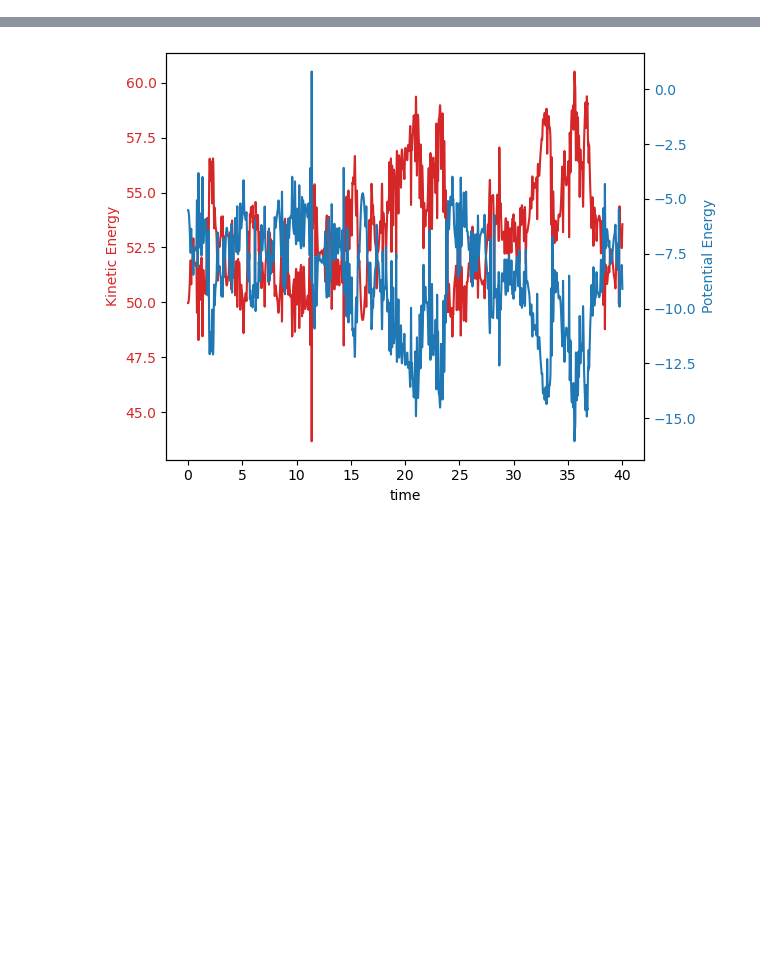
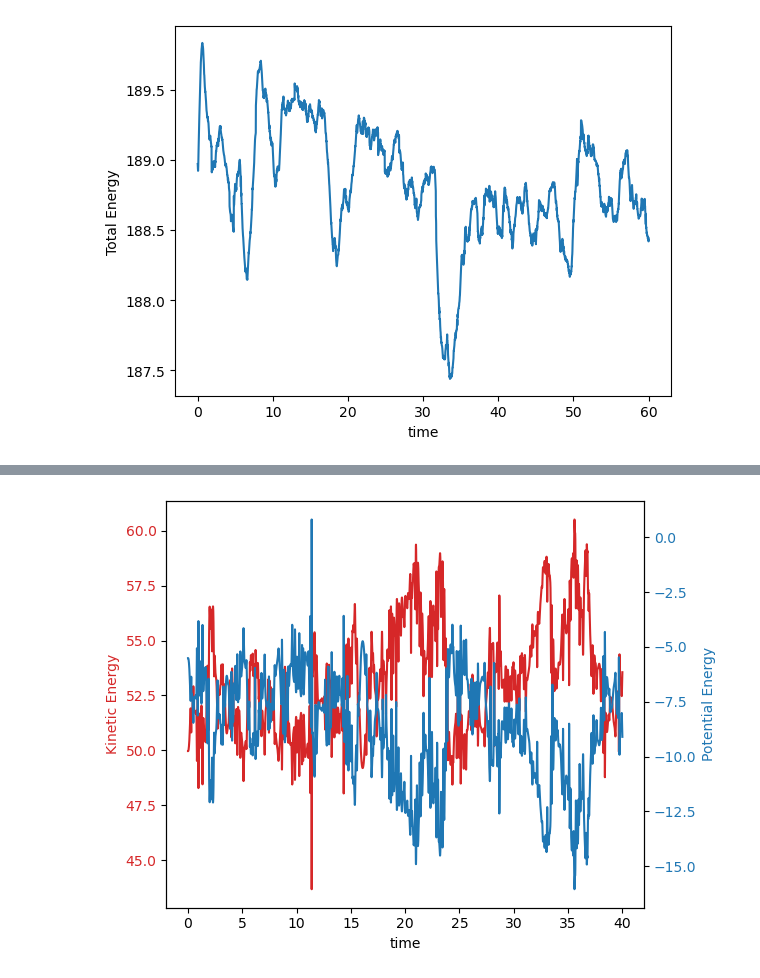
Before and after one commit to EdrickSG/Classical-Molecular-Dynamics, a Jupyter notebook: post-processing.ipynb, the cells around one changed output, grey strips where cells are left out. Saved outputs shown, nothing was run; the diff lists cells and outputs as text; code cells hidden in the pictures; blank space fills up the shorter version.

```diff
--- a/post-processing.ipynb
+++ b/post-processing.ipynb
@@ -5,0 +11,4 @@ from plotly.offline import init_notebook_mode, iplot, iplot_mpl
+# %%
+positions = np.load("Results/linkcell_test_pos_NoTherm.npy")
+kinetic = np.load("Results/linkcell_test_kin_NoTherm.npy")
+potential = np.load("Results/linkcell_test_pot_NoTherm.npy")
@@ -5,0 +55,6 @@ from plotly.offline import init_notebook_mode, iplot, iplot_mpl
+# %%
+plt.plot(time,kinetic+potential)
+plt.xlabel('time');
+plt.ylabel('Total Energy');
+# %% [output]
+[figure, added]
```
Also changed, not shown: parts of 20 cells of this notebook, 3 other files.
